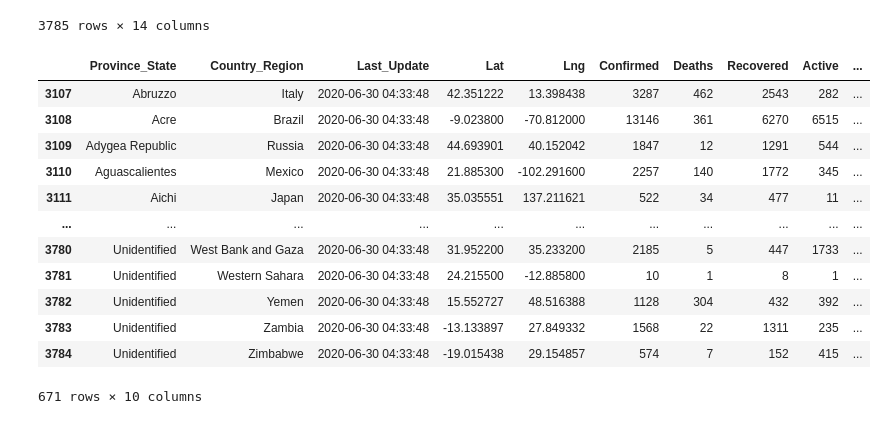
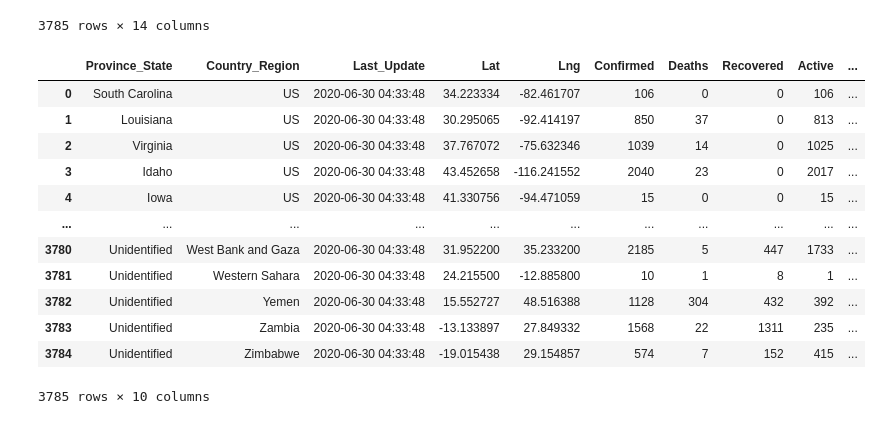
Before and after one commit to phuphan626/Group-4-Project-1, a Jupyter notebook: analysis/Covid-19-analysis.ipynb, the cells around one changed output. Saved outputs shown, nothing was run; the diff lists cells and outputs as text; code cells hidden in the pictures.

```diff
--- a/analysis/Covid-19-analysis.ipynb
+++ b/analysis/Covid-19-analysis.ipynb
@@ -97,41 +108,45 @@ global_dataset
 3785 rows × 14 columns
 # %%
 # Find the US dataframe within the global_dataset, and count them to confirm the correct data.
-us_grouped=global_dataset.loc[global_dataset['Country_Region']=='US']
+# us_grouped=global_dataset.loc[global_dataset['Country_Region']=='US']
 # len(us_grouped) = 3114
 # So we found that there are 3114 rows for the US within the global_dataset,
 # so the rest would be 3785-3114 = 671 row entries for the global.
-global_dataset=global_dataset[global_dataset['Country_Region']!='US']
+# global_dataset=global_dataset[global_dataset['Country_Region']!='US']
 # len(global_dataset) = 671
 
 # Drop some of the unecessary columns
 global_dataset=global_dataset[['Province_State','Country_Region','Last_Update','Lat','Long_','Confirmed','Deaths','Recovered','Active','Incidence_Rate']]
 
 # Rename some columns so the dataframe will look cleaner
 cleaned_global_dataset=global_dataset.rename(columns={
     'Long_':'Lng',
     'Incidence_Rate':'Incident_Rate'
 })
 # Display the final global_dataset to look for null cells
 cleaned_global_dataset
 
 # Fill the Province_State NaN with unidentified as marker for map, since they have geocoordinate values
 cleaned_global_dataset['Province_State']=cleaned_global_dataset['Province_State'].fillna(value='Unidentified')
-# Fill other NaN (if any) with )
+# Fill other NaN (if any) with 0
 cleaned_global_dataset=cleaned_global_dataset.fillna(0)
-# Display the final df
+# Reset the index for df
+cleaned_global_dataset.reset_index()
+cleaned_global_dataset=cleaned_global_dataset.reset_index()
+del cleaned_global_dataset['index']
+# Display the df
 cleaned_global_dataset
 # %% [output]
 |  | Province_State | Country_Region | Last_Update | Lat | Lng | Confirmed | Deaths | Recovered | Active | ... |
-| 3107 | Abruzzo | Italy | 2020-06-30 04:33:48 | 42.351222 | 13.398438 | 3287 | 462 | 2543 | 282 | ... |
-| 3108 | Acre | Brazil | 2020-06-30 04:33:48 | -9.023800 | -70.812000 | 13146 | 361 | 6270 | 6515 | ... |
-| 3109 | Adygea Republic | Russia | 2020-06-30 04:33:48 | 44.693901 | 40.152042 | 1847 | 12 | 1291 | 544 | ... |
-| 3110 | Aguascalientes | Mexico | 2020-06-30 04:33:48 | 21.885300 | -102.291600 | 2257 | 140 | 1772 | 345 | ... |
-| 3111 | Aichi | Japan | 2020-06-30 04:33:48 | 35.035551 | 137.211621 | 522 | 34 | 477 | 11 | ... |
+| 0 | South Carolina | US | 2020-06-30 04:33:48 | 34.223334 | -82.461707 | 106 | 0 | 0 | 106 | ... |
+| 1 | Louisiana | US | 2020-06-30 04:33:48 | 30.295065 | -92.414197 | 850 | 37 | 0 | 813 | ... |
+| 2 | Virginia | US | 2020-06-30 04:33:48 | 37.767072 | -75.632346 | 1039 | 14 | 0 | 1025 | ... |
+| 3 | Idaho | US | 2020-06-30 04:33:48 | 43.452658 | -116.241552 | 2040 | 23 | 0 | 2017 | ... |
+| 4 | Iowa | US | 2020-06-30 04:33:48 | 41.330756 | -94.471059 | 15 | 0 | 0 | 15 | ... |
 | ... | ... | ... | ... | ... | ... | ... | ... | ... | ... | ... |
 | 3780 | Unidentified | West Bank and Gaza | 2020-06-30 04:33:48 | 31.952200 | 35.233200 | 2185 | 5 | 447 | 1733 | ... |
 | 3781 | Unidentified | Western Sahara | 2020-06-30 04:33:48 | 24.215500 | -12.885800 | 10 | 1 | 8 | 1 | ... |
 | 3782 | Unidentified | Yemen | 2020-06-30 04:33:48 | 15.552727 | 48.516388 | 1128 | 304 | 432 | 392 | ... |
 | 3783 | Unidentified | Zambia | 2020-06-30 04:33:48 | -13.133897 | 27.849332 | 1568 | 22 | 1311 | 235 | ... |
 | 3784 | Unidentified | Zimbabwe | 2020-06-30 04:33:48 | -19.015438 | 29.154857 | 574 | 7 | 152 | 415 | ... |
-671 rows × 10 columns
+3785 rows × 10 columns
```
Also changed, not shown: parts of 6 cells of this notebook.
